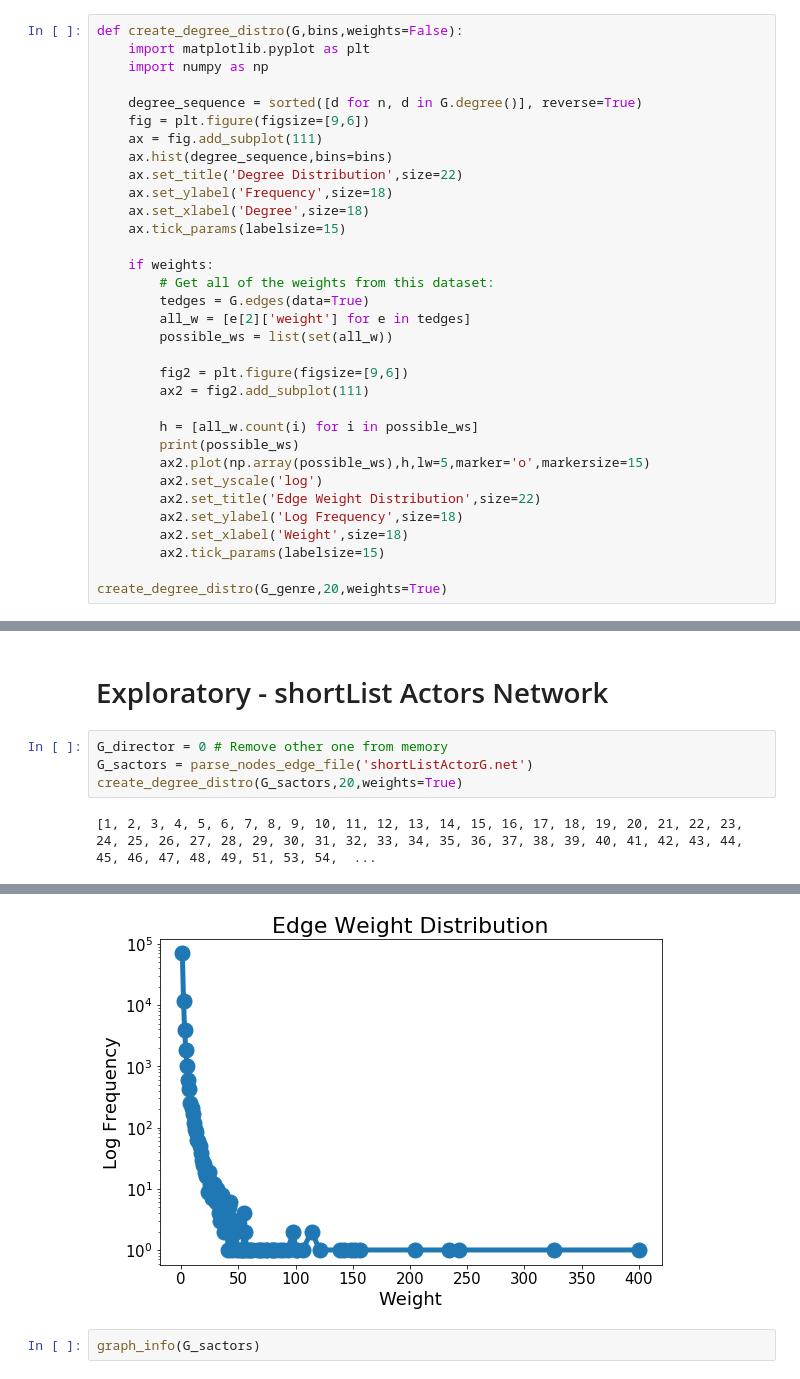
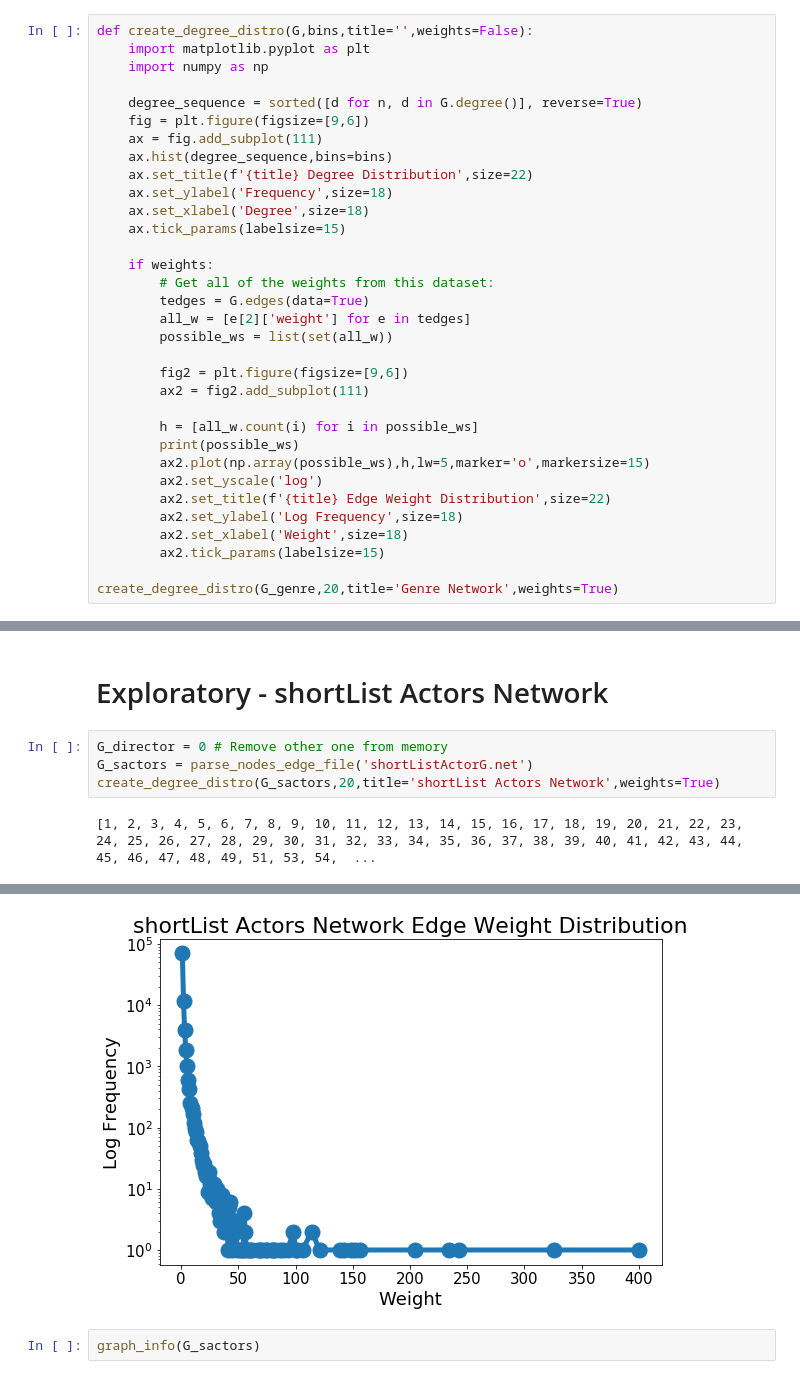
Before and after one commit to jrl2ek/NetflixNetworkRec, a Jupyter notebook: exploratory_networks_analysis.ipynb, the cells around one changed output, grey strips where cells are left out. Saved outputs shown, nothing was run; the diff lists cells and outputs as text.

Commit message:
Added figures

```diff
--- a/exploratory_networks_analysis.ipynb
+++ b/exploratory_networks_analysis.ipynb
@@ -56,7 +56,7 @@ def parse_nodes_edge_file(filename):
 # %%
 G_genre = parse_nodes_edge_file('GenreG.net')
 # %%
-def create_degree_distro(G,bins,weights=False):
+def create_degree_distro(G,bins,title='',weights=False):
     import matplotlib.pyplot as plt
     import numpy as np
 
@@ -64,7 +64,7 @@ def create_degree_distro(G,bins,weights=False):
     fig = plt.figure(figsize=[9,6])
     ax = fig.add_subplot(111)
     ax.hist(degree_sequence,bins=bins)
-    ax.set_title('Degree Distribution',size=22)
+    ax.set_title(f'{title} Degree Distribution',size=22)
     ax.set_ylabel('Frequency',size=18)
     ax.set_xlabel('Degree',size=18)
     ax.tick_params(labelsize=15)
@@ -82,11 +82,11 @@ def create_degree_distro(G,bins,weights=False):
         print(possible_ws)
         ax2.plot(np.array(possible_ws),h,lw=5,marker='o',markersize=15)
         ax2.set_yscale('log')
-        ax2.set_title('Edge Weight Distribution',size=22)
+        ax2.set_title(f'{title} Edge Weight Distribution',size=22)
         ax2.set_ylabel('Log Frequency',size=18)
         ax2.set_xlabel('Weight',size=18)
         ax2.tick_params(labelsize=15)
 
-create_degree_distro(G_genre,20,weights=True)
+create_degree_distro(G_genre,20,title='Genre Network',weights=True)
 # %% [output]
 [1, 2, 3, 4, 5, 6, 7, 8, 9, 10]
@@ -168,6 +168,6 @@ Got the avg shortest path...
 # %%
 G_director = 0 # Remove other one from memory
 G_sactors = parse_nodes_edge_file('shortListActorG.net')
-create_degree_distro(G_sactors,20,weights=True)
+create_degree_distro(G_sactors,20,title='shortList Actors Network',weights=True)
 # %% [output]
 [1, 2, 3, 4, 5, 6, 7, 8, 9, 10, 11, 12, 13, 14, 15, 16, 17, 18, 19, 20, 21, 22, 23, 24, 25, 26, 27, 28, 29, 30, 31, 32, 33, 34, 35, 36, 37, 38, 39, 40, 41, 42, 43, 44, 45, 46, 47, 48, 49, 51, 53, 54,  ...
@@ -175,4 +175,4 @@ create_degree_distro(G_sactors,20,weights=True)
-[figure, old version]
+[figure, new version]
 # %%
 graph_info(G_sactors)
 # %% [output]
```
Also changed, not shown: parts of 4 cells of this notebook, 11 other files.
